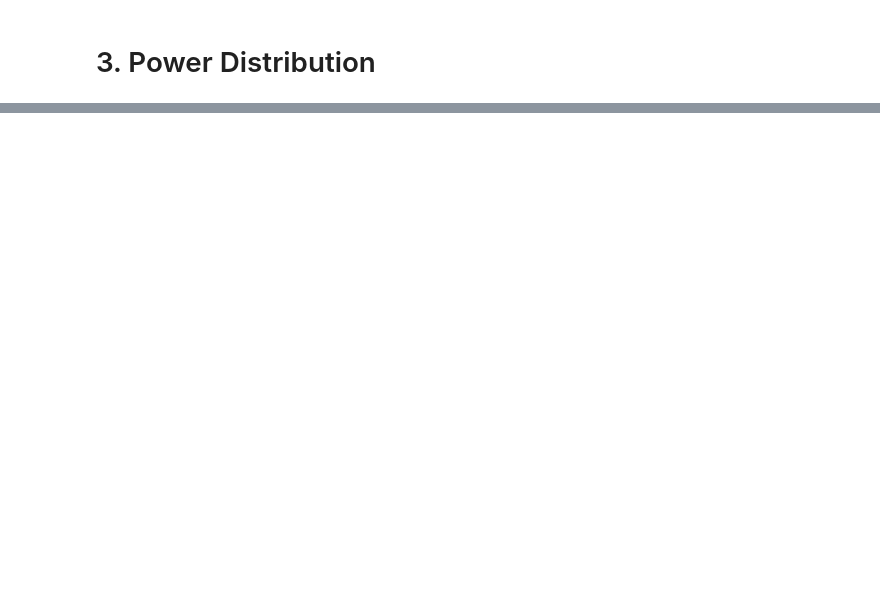
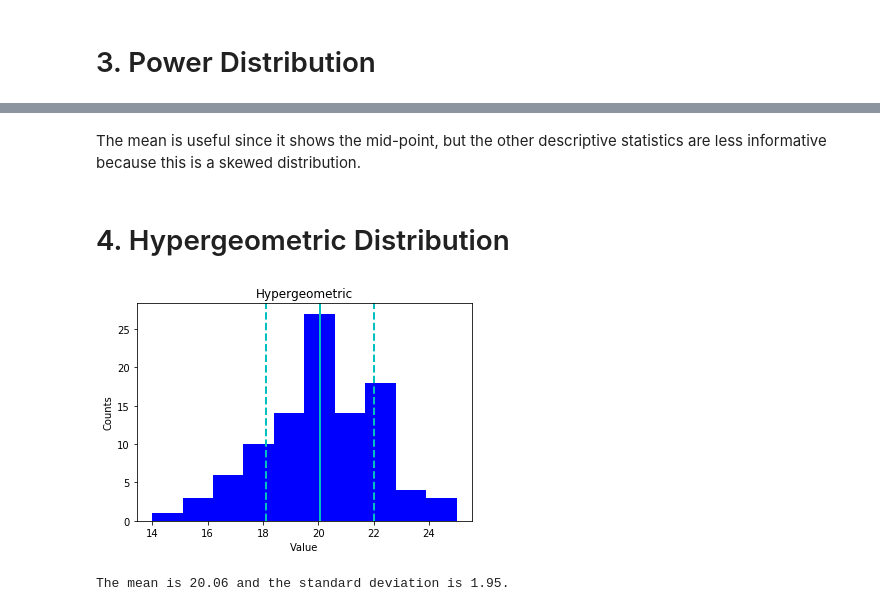
Before and after one commit to cbevis/Thinkful_Unit3_Statistics, a Jupyter notebook: U3_L3_P4_Descriptive_Statistics.ipynb, the cells around one changed output, grey strips where cells are left out. Drawn from its saved outputs; the diff is of its cells as text; code cells hidden in the pictures; blank space fills up the shorter version.

```diff
--- a/U3_L3_P4_Descriptive_Statistics.ipynb
+++ b/U3_L3_P4_Descriptive_Statistics.ipynb
@@ -46,0 +64,12 @@ plt.axvline(mean_uniform - std_uniform, color='c', linewidth=2, linestyle='dashe
+# %% [markdown]
+The mean is useful since it shows the mid-point, but the other descriptive statistics are less informative because this is a skewed distribution.
+# %% [markdown]
+# 4. Hypergeometric Distribution
+# %%
+# INitialize the hypergeometric distribution with ngood = 30, nbad = 60
+hypergeometric = np.random.hypergeometric(30, 60, nsample=60, size=size)
+
+plot_distribution(hypergeometric, 'Hypergeometric')
+# %% [output]
+[figure, added]
+The mean is 20.06 and the standard deviation is 1.95.
```
Also changed, not shown: parts of 22 cells of this notebook.
